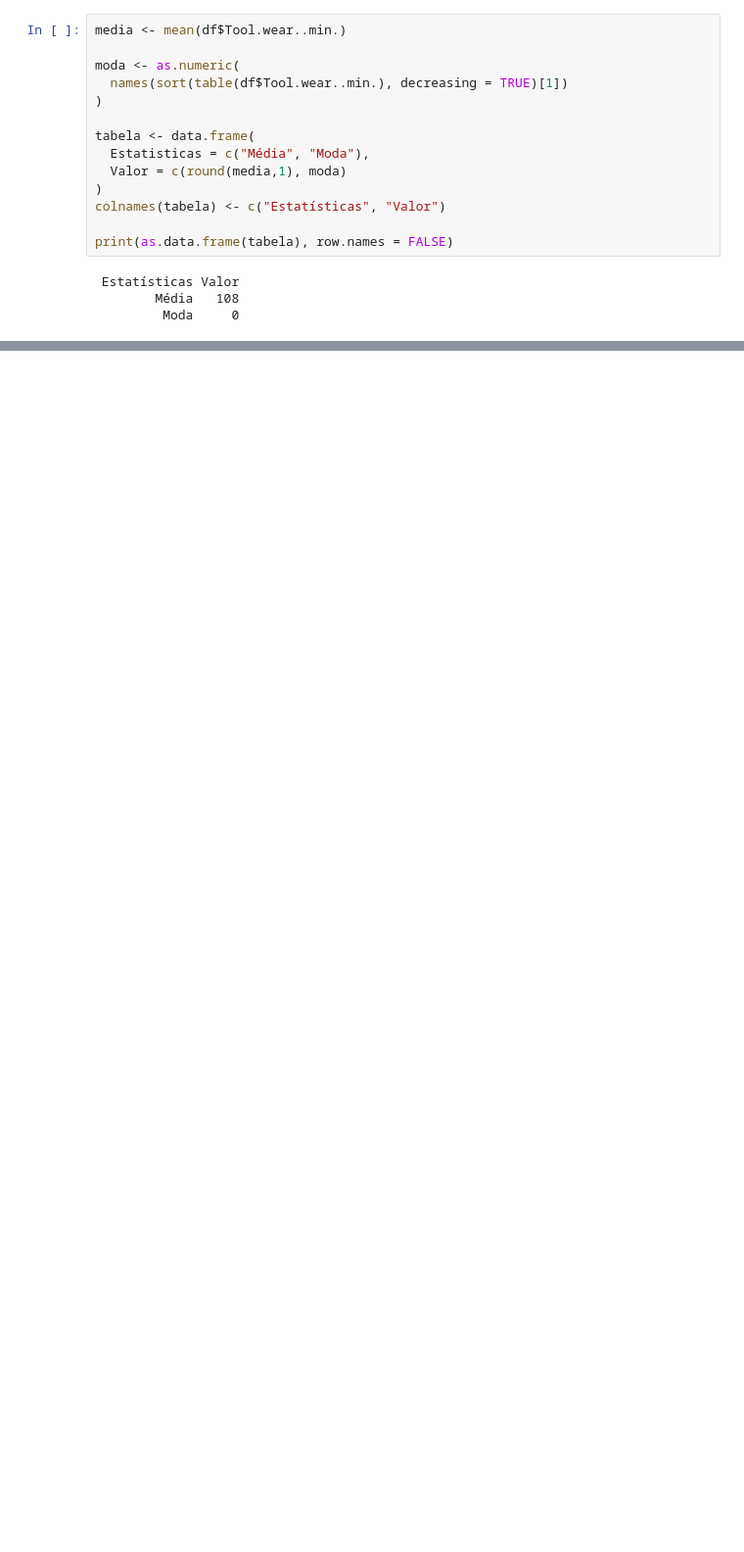
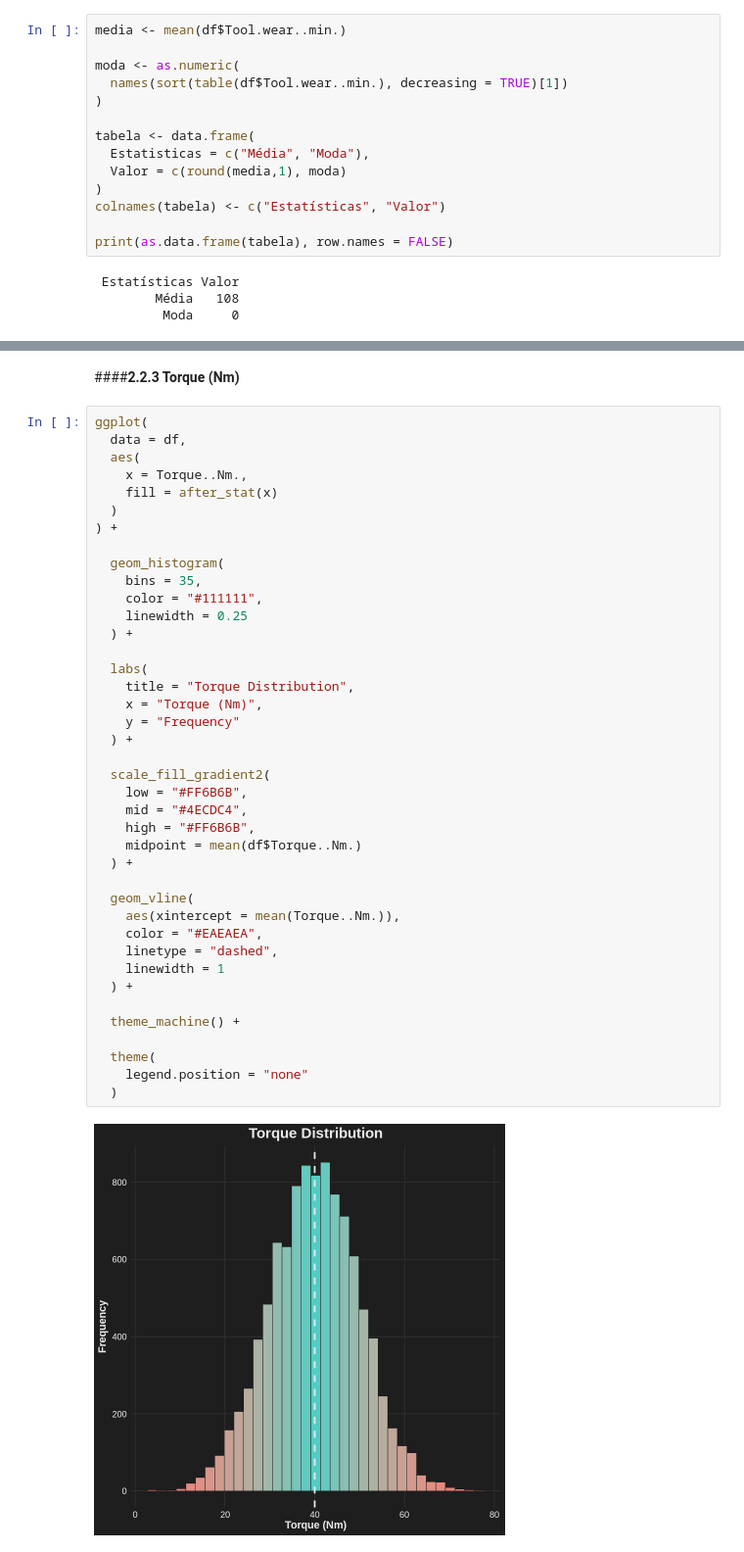
Before and after one commit to IrineuACgasoso/Projeto-2-Estatistica, a Jupyter notebook: projeto2.ipynb, the cells around one changed output, grey strips where cells are left out. Shown at 98% size. Cells and saved outputs as stored; diff of their text form; blank space fills up the shorter version.

```diff
--- a/projeto2.ipynb
+++ b/projeto2.ipynb
@@ -182,0 +324,44 @@ A moda igual a 0 indica que o conjunto de dados contém muitas máquinas pratica
+# %% [markdown]
+####**2.2.3 Torque (Nm)**
+# %%
+ggplot(
+  data = df,
+  aes(
+    x = Torque..Nm.,
+    fill = after_stat(x)
+  )
+) +
+
+  geom_histogram(
+    bins = 35,
+    color = "#111111",
+    linewidth = 0.25
+  ) +
+
+  labs(
+    title = "Torque Distribution",
+    x = "Torque (Nm)",
+    y = "Frequency"
+  ) +
+
+  scale_fill_gradient2(
+    low = "#FF6B6B",
+    mid = "#4ECDC4",
+    high = "#FF6B6B",
+    midpoint = mean(df$Torque..Nm.)
+  ) +
+
+  geom_vline(
+    aes(xintercept = mean(Torque..Nm.)),
+    color = "#EAEAEA",
+    linetype = "dashed",
+    linewidth = 1
+  ) +
+
+  theme_machine() +
+
+  theme(
+    legend.position = "none"
+  )
+# %% [output]
+[figure, added]
```
Also changed, not shown: parts of 27 cells of this notebook.
